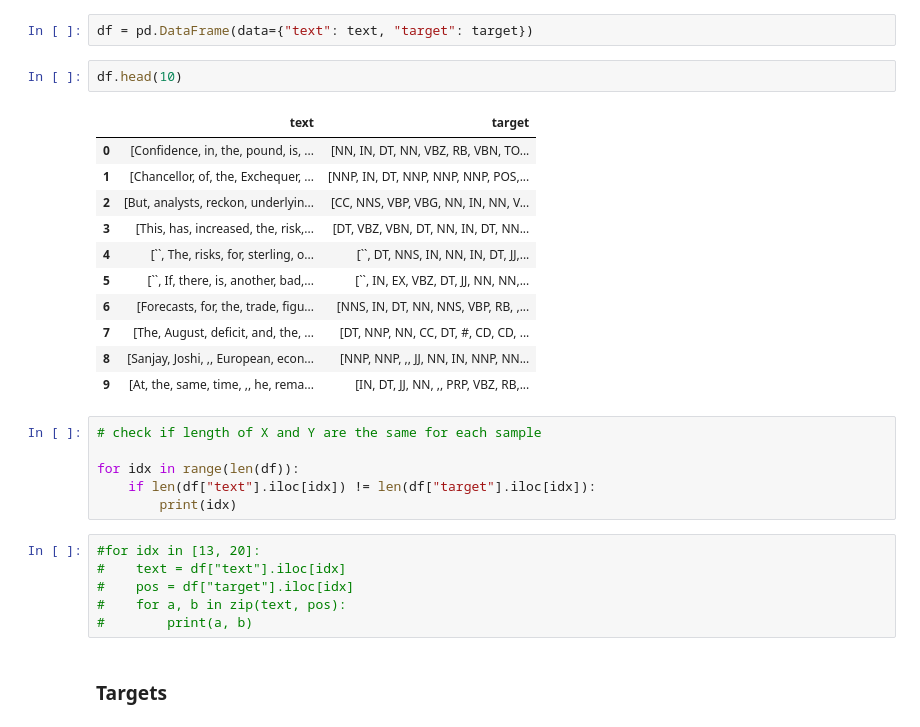
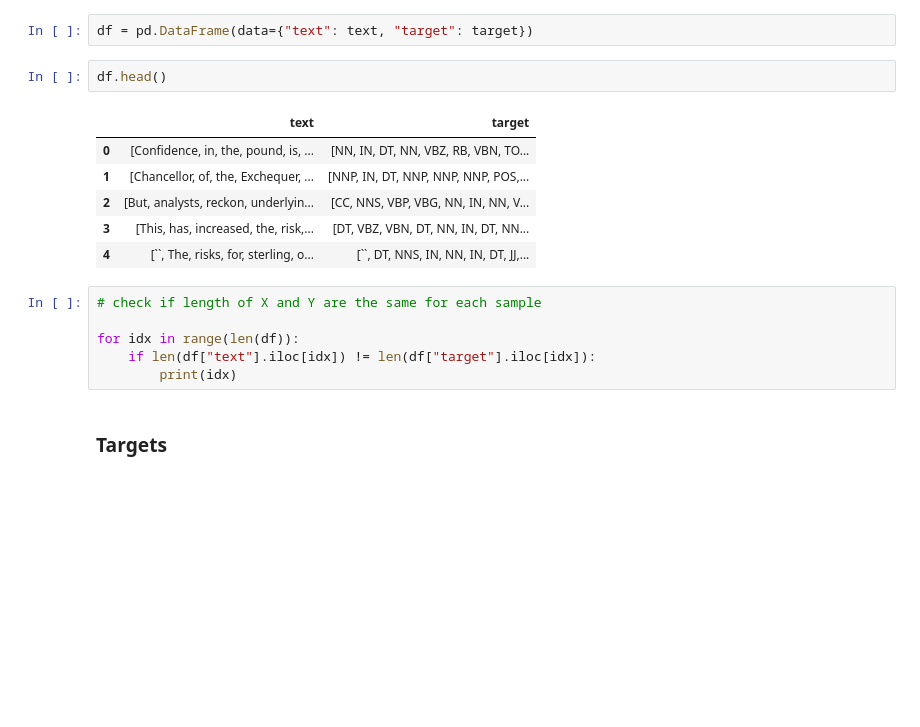
Before and after one commit to HeleneFabia/pos-tagger, a Jupyter notebook: pos_tagger.ipynb, the cells around one changed output. Cells and saved outputs as stored; diff of their text form; blank space fills up the shorter version.

```diff
--- a/pos_tagger.ipynb
+++ b/pos_tagger.ipynb
@@ -91,31 +96,20 @@ for line in lines:
 # %%
 df = pd.DataFrame(data={"text": text, "target": target})
 # %%
-df.head(10)
+df.head()
 # %% [output]
 |  | text | target |
 | 0 | [Confidence, in, the, pound, is, ... | [NN, IN, DT, NN, VBZ, RB, VBN, TO... |
 | 1 | [Chancellor, of, the, Exchequer, ... | [NNP, IN, DT, NNP, NNP, NNP, POS,... |
 | 2 | [But, analysts, reckon, underlyin... | [CC, NNS, VBP, VBG, NN, IN, NN, V... |
 | 3 | [This, has, increased, the, risk,... | [DT, VBZ, VBN, DT, NN, IN, DT, NN... |
 | 4 | [``, The, risks, for, sterling, o... | [``, DT, NNS, IN, NN, IN, DT, JJ,... |
-| 5 | [``, If, there, is, another, bad,... | [``, IN, EX, VBZ, DT, JJ, NN, NN,... |
-| 6 | [Forecasts, for, the, trade, figu... | [NNS, IN, DT, NN, NNS, VBP, RB, ,... |
-| 7 | [The, August, deficit, and, the, ... | [DT, NNP, NN, CC, DT, #, CD, CD, ... |
-| 8 | [Sanjay, Joshi, ,, European, econ... | [NNP, NNP, ,, JJ, NN, IN, NNP, NN... |
-| 9 | [At, the, same, time, ,, he, rema... | [IN, DT, JJ, NN, ,, PRP, VBZ, RB,... |
 # %%
 # check if length of X and Y are the same for each sample
 
 for idx in range(len(df)):
     if len(df["text"].iloc[idx]) != len(df["target"].iloc[idx]):
         print(idx)
-# %%
-#for idx in [13, 20]:
-#    text = df["text"].iloc[idx]
-#    pos = df["target"].iloc[idx]
-#    for a, b in zip(text, pos):
-#        print(a, b)
 # %% [markdown]
 ### Targets
 # %%
```
Also changed, not shown: parts of 45 cells of this notebook.
